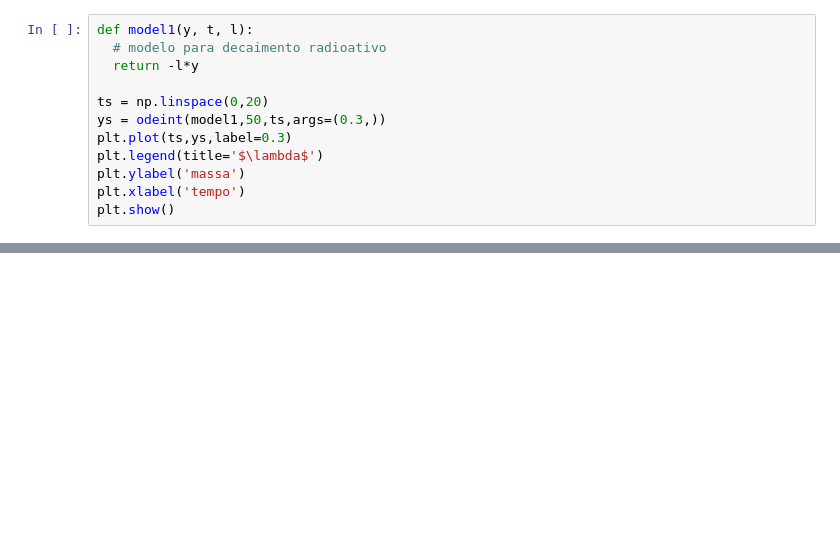
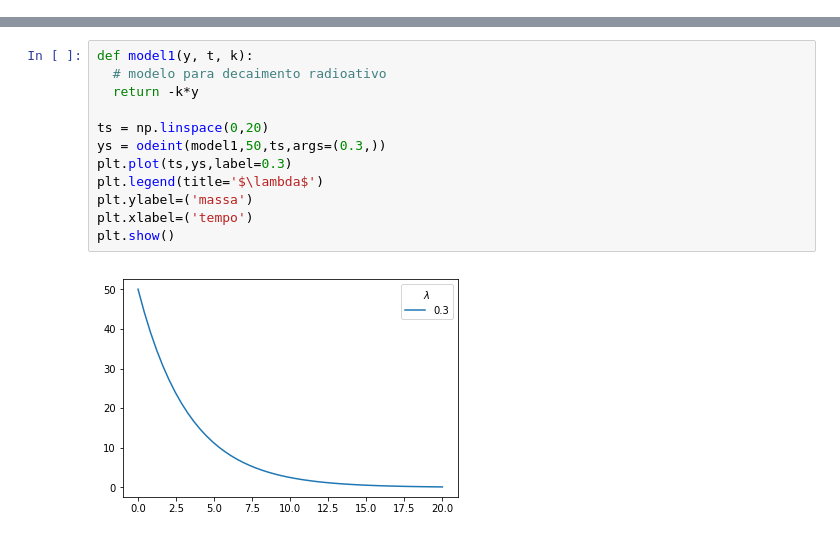
Before and after one commit to gil-miranda/university-courses, a Jupyter notebook: analise-numerica-edo-2019-1/EDOs.ipynb, the cells around one changed output, grey strips where cells are left out. Saved outputs shown, nothing was run; the diff lists cells and outputs as text; blank space fills up the shorter version.

```diff
--- a/analise-numerica-edo-2019-1/EDOs.ipynb
+++ b/analise-numerica-edo-2019-1/EDOs.ipynb
@@ -73,12 +0,0 @@ $y_0 = 5, \lambda = 0.3$
-# %%
-def model1(y, t, l):
-  # modelo para decaimento radioativo
-  return -l*y
-
-ts = np.linspace(0,20)
-ys = odeint(model1,50,ts,args=(0.3,))
-plt.plot(ts,ys,label=0.3)
-plt.legend(title='$\lambda$')
-plt.ylabel('massa')
-plt.xlabel('tempo')
-plt.show()
@@ -234,0 +58,14 @@ Agora escrevemos um modelo de forma vetorial
+# %%
+def model1(y, t, k):
+  # modelo para decaimento radioativo
+  return -k*y
+
+ts = np.linspace(0,20)
+ys = odeint(model1,50,ts,args=(0.3,))
+plt.plot(ts,ys,label=0.3)
+plt.legend(title='$\lambda$')
+plt.ylabel=('massa')
+plt.xlabel=('tempo')
+plt.show()
+# %% [output]
+[figure, added]
```
Also changed, not shown: parts of 48 cells of this notebook.
